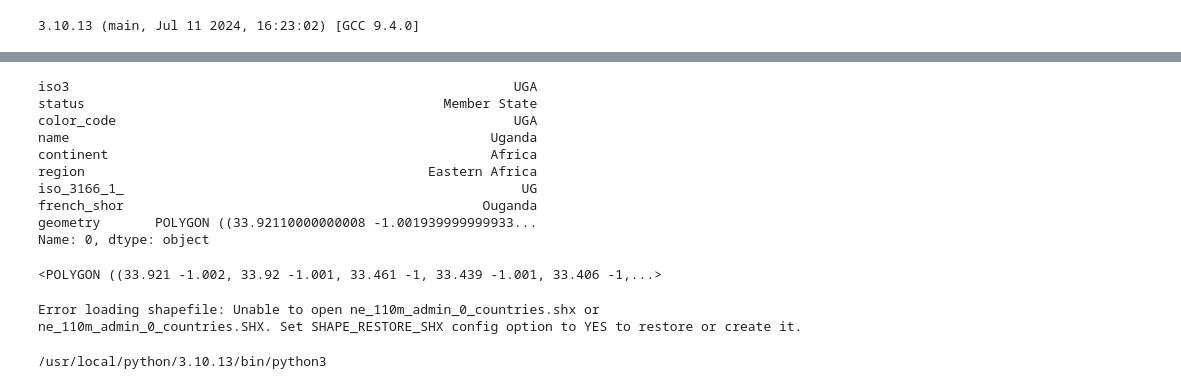
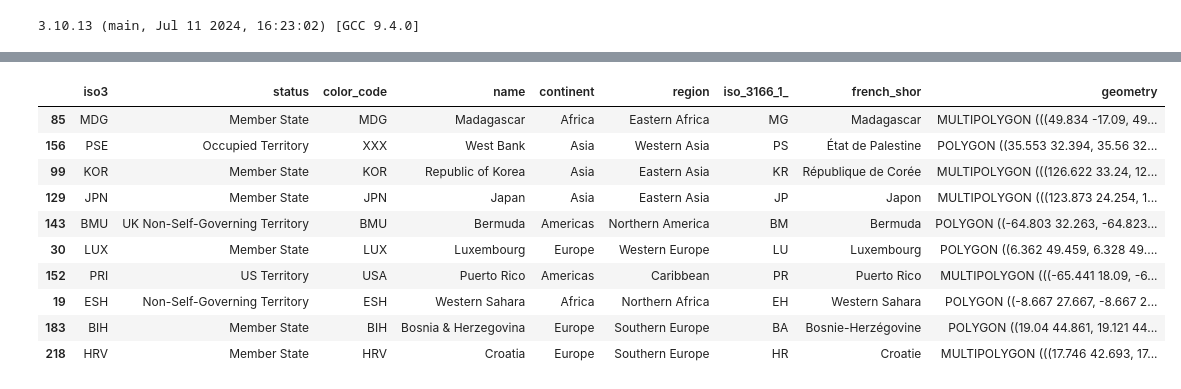
Before and after one commit to Kendrick0629/Tesla-_dealth_data, a Jupyter notebook: data_introduction/Untitled.ipynb, the cells around one changed output, grey strips where cells are left out. Cells and saved outputs as stored; diff of their text form; code cells hidden in the pictures.

```diff
--- a/data_introduction/Untitled.ipynb
+++ b/data_introduction/Untitled.ipynb
@@ -234,33 +225,20 @@ burbs.sample(10)
 # %%
-a = burbs.iloc[0]
-print(a)
-a.geometry
+burbs = gp.read_file(shp_file_name)
+#gp.GeoDataFrame.from_file(shp_file_name)
+burbs.set_crs(epsg=5234, inplace=True, allow_override=True)
+# https://epsg.io/8021
+# GDA2020 is the latest and least wrong coord set for Sydney
+burbs.sample(10)
 # %% [output]
-iso3                                                         UGA
-status                                              Member State
-color_code                                                   UGA
-name                                                      Uganda
-continent                                                 Africa
-region                                            Eastern Africa
-iso_3166_1_                                                   UG
-french_shor                                              Ouganda
-geometry       POLYGON ((33.92110000000008 -1.001939999999933...
-Name: 0, dtype: object
-<POLYGON ((33.921 -1.002, 33.92 -1.001, 33.461 -1, 33.439 -1.001, 33.406 -1,...>
+|  | iso3 | status | color_code | name | continent | region | iso_3166_1_ | french_shor | geometry |
+| 85 | MDG | Member State | MDG | Madagascar | Africa | Eastern Africa | MG | Madagascar | MULTIPOLYGON (((49.834 -17.09, 49... |
+| 156 | PSE | Occupied Territory | XXX | West Bank | Asia | Western Asia | PS | État de Palestine | POLYGON ((35.553 32.394, 35.56 32... |
+| 99 | KOR | Member State | KOR | Republic of Korea | Asia | Eastern Asia | KR | République de Corée | MULTIPOLYGON (((126.622 33.24, 12... |
+| 129 | JPN | Member State | JPN | Japan | Asia | Eastern Asia | JP | Japon | MULTIPOLYGON (((123.873 24.254, 1... |
+| 143 | BMU | UK Non-Self-Governing Territory | BMU | Bermuda | Americas | Northern America | BM | Bermuda | POLYGON ((-64.803 32.263, -64.823... |
+| 30 | LUX | Member State | LUX | Luxembourg | Europe | Western Europe | LU | Luxembourg | POLYGON ((6.362 49.459, 6.328 49.... |
+| 152 | PRI | US Territory | USA | Puerto Rico | Americas | Caribbean | PR | Puerto Rico | MULTIPOLYGON (((-65.441 18.09, -6... |
+| 19 | ESH | Non-Self-Governing Territory | ESH | Western Sahara | Africa | Northern Africa | EH | Western Sahara | POLYGON ((-8.667 27.667, -8.667 2... |
+| 183 | BIH | Member State | BIH | Bosnia & Herzegovina | Europe | Southern Europe | BA | Bosnie-Herzégovine | POLYGON ((19.04 44.861, 19.121 44... |
+| 218 | HRV | Member State | HRV | Croatia | Europe | Southern Europe | HR | Croatie | MULTIPOLYGON (((17.746 42.693, 17... |
-# %%
-shapefile_path = "ne_110m_admin_0_countries.shp"
-
-# 尝试读取 shapefile
-try:
-    world = gp.read_file(shapefile_path)
-    base = world.plot(color='white', edgecolor='black')
-except Exception as e:
-    print(f"Error loading shapefile: {e}")
-# %% [output]
-Error loading shapefile: Unable to open ne_110m_admin_0_countries.shx or ne_110m_admin_0_countries.SHX. Set SHAPE_RESTORE_SHX config option to YES to restore or create it.
-# %%
-import sys
-print(sys.executable)
-# %% [output]
-/usr/local/python/3.10.13/bin/python3
 # %%
```
Also changed, not shown: parts of 38 cells of this notebook, 7 other files.
